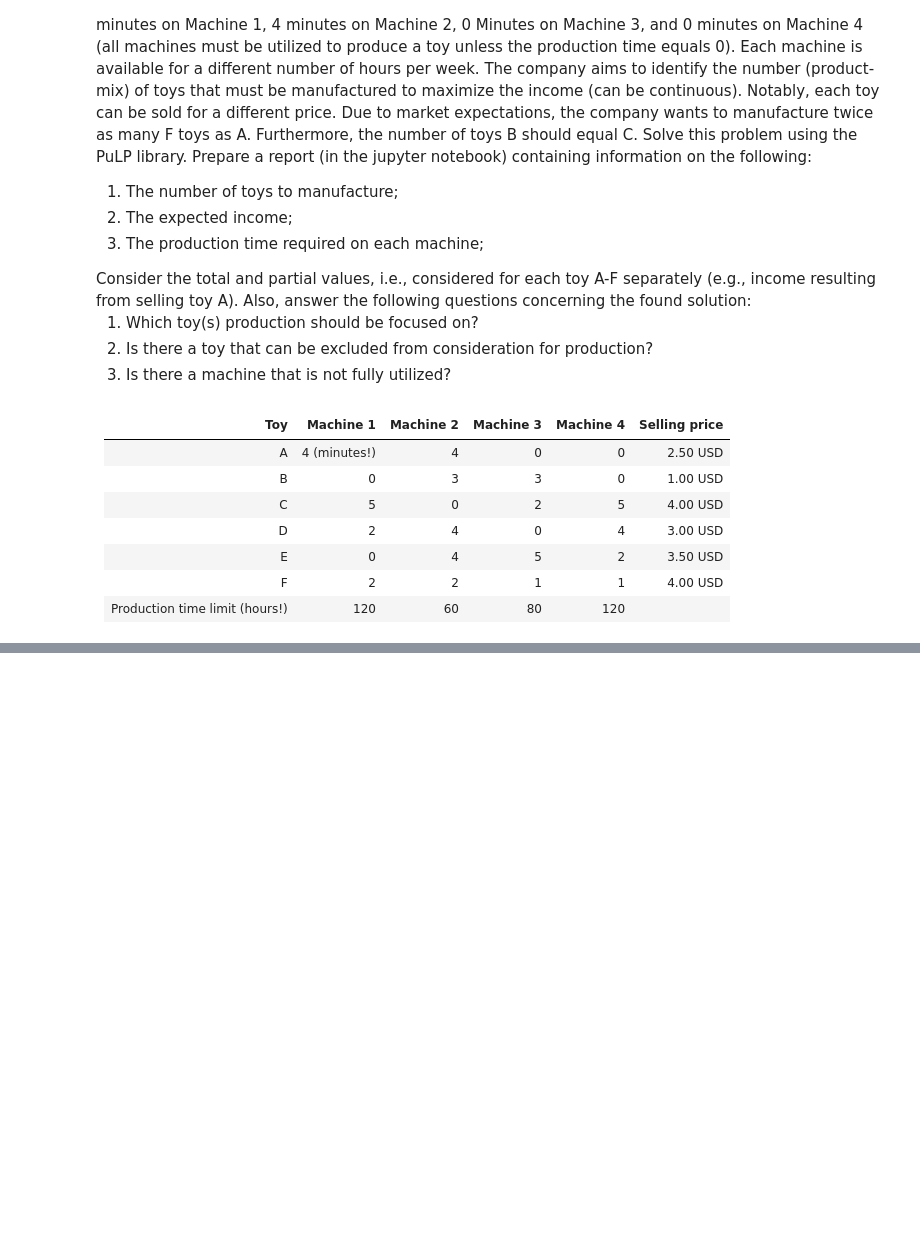
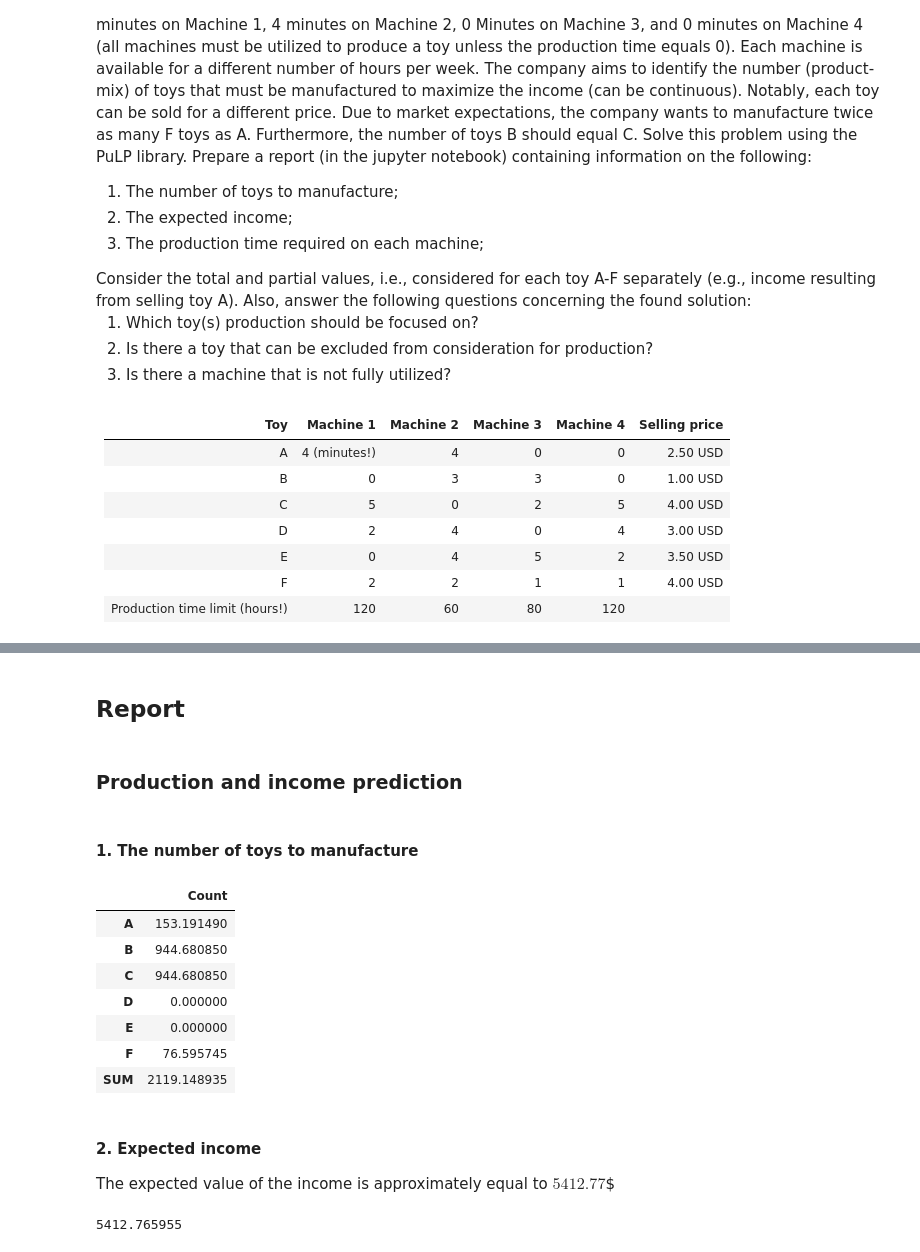
Before and after one commit to AndrewChmutov/operational-research, a Jupyter notebook: simplex/pulp.ipynb, the cells around one changed output, grey strips where cells are left out. Cells and saved outputs as stored; diff of their text form; code cells hidden in the pictures; blank space fills up the shorter version.

```diff
--- a/simplex/pulp.ipynb
+++ b/simplex/pulp.ipynb
@@ -182,0 +403,13 @@ Consider the total and partial values, i.e., considered for each toy A-F separat
+# %%
+# Parsing
+df_machines, rhs_time, obj_price = parse(
+    machine_data(), "Production time limit", "Selling price"
+)
+df_machines, rhs_time = normalize_to_minutes(df_machines, rhs_time)
+df_market, rhs_market, _ = parse(market_data(), "Ratios")
+
+# Modeling
+model = make_model_facade(
+    df_machines, df_market, rhs_time, rhs_market, obj_price, "Johnsons&Sons"
+)
+model.solve()
@@ -182,0 +435,32 @@ Consider the total and partial values, i.e., considered for each toy A-F separat
+# %% [markdown]
+## Report
+# %% [markdown]
+### Production and income prediction
+# %% [markdown]
+#### 1. The number of toys to manufacture
+# %%
+def make_toys_count(model: LpProblem) -> pd.Series:
+    index = [str(x).removeprefix("x_") for x in model.variables()]
+    return pd.Series(map(LpVariable.value, model.variables()), index=index, name="Count")
+
+
+pd.concat([
+    make_toys_count(model),
+    pd.Series([make_toys_count(model).sum()], index=["SUM"], name="Count"),
+]).to_frame()
+# %% [output]
+|  | Count |
+| A | 153.191490 |
+| B | 944.680850 |
+| C | 944.680850 |
+| D | 0.000000 |
+| E | 0.000000 |
+| F | 76.595745 |
+| SUM | 2119.148935 |
+# %% [markdown]
+#### 2. Expected income
+The expected value of the income is approximately equal to $5412.77$\$
+# %%
+model.objective.value()
+# %% [output]
+5412.765955
```
Also changed, not shown: parts of 21 cells of this notebook.
